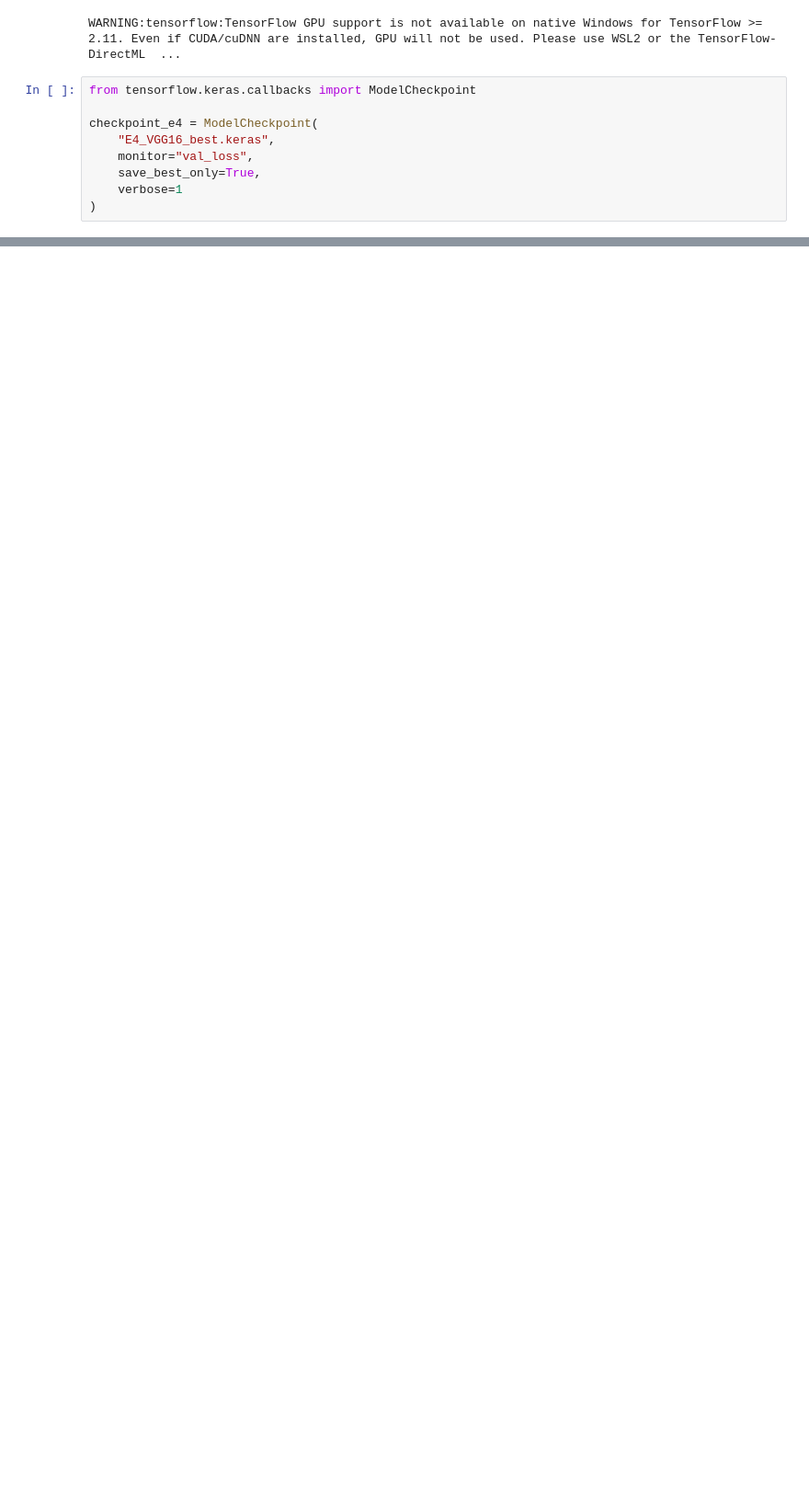
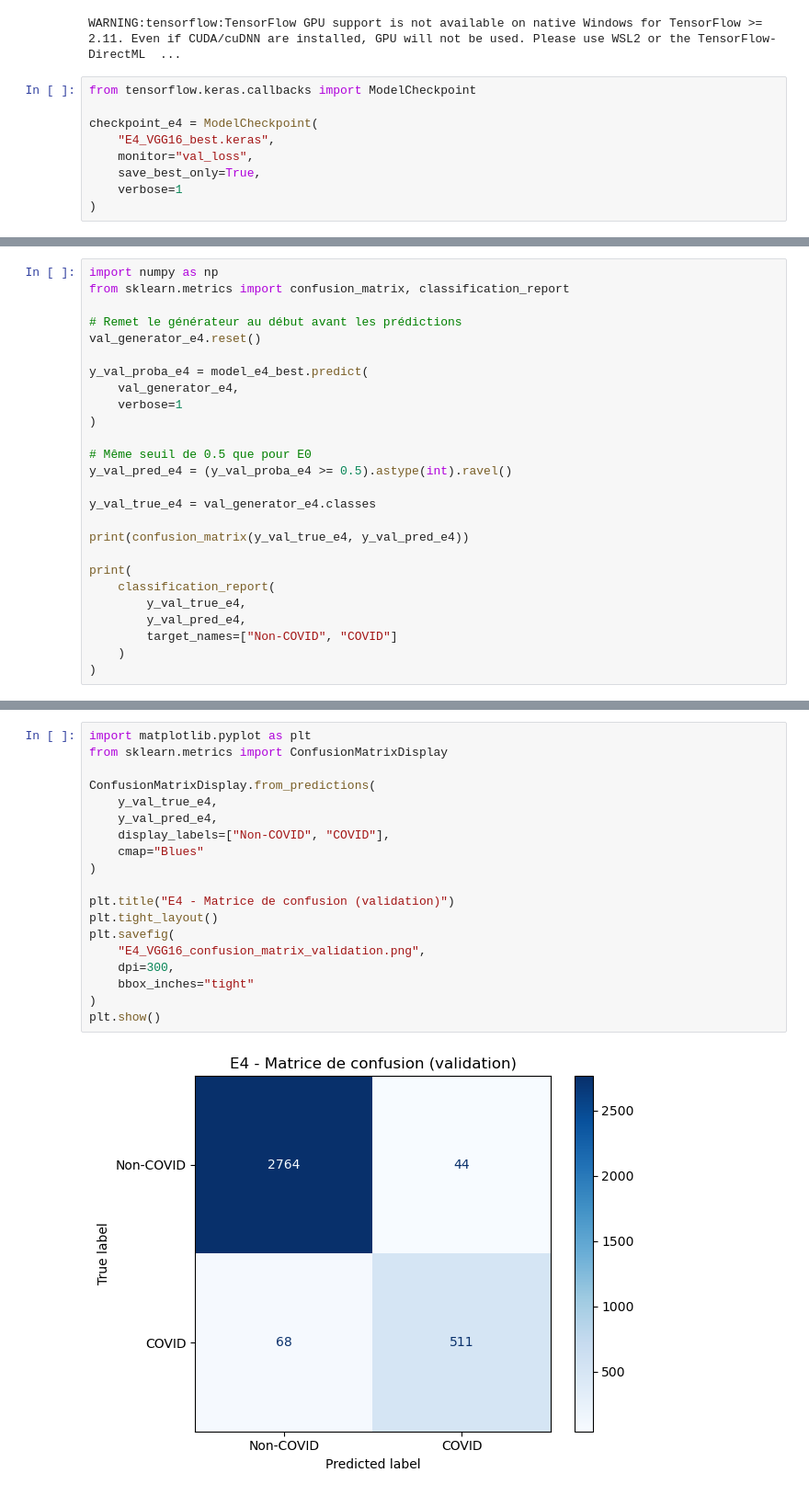
Before and after one commit to DataScientest-Studio/feb26_cds_covid, a Jupyter notebook: e4_model_tl.ipynb, the cells around one changed output, grey strips where cells are left out. Shown at 92% size. Drawn from its saved outputs; the diff is of its cells as text; blank space fills up the shorter version.

```diff
--- a/e4_model_tl.ipynb
+++ b/e4_model_tl.ipynb
@@ -197,0 +207,26 @@ NameError: name 'model_e4' is not defined
+# %%
+import numpy as np
+from sklearn.metrics import confusion_matrix, classification_report
+
+# Remet le générateur au début avant les prédictions
+val_generator_e4.reset()
+
+y_val_proba_e4 = model_e4_best.predict(
+    val_generator_e4,
+    verbose=1
+)
+
+# Même seuil de 0.5 que pour E0
+y_val_pred_e4 = (y_val_proba_e4 >= 0.5).astype(int).ravel()
+
+y_val_true_e4 = val_generator_e4.classes
+
+print(confusion_matrix(y_val_true_e4, y_val_pred_e4))
+
+print(
+    classification_report(
+        y_val_true_e4,
+        y_val_pred_e4,
+        target_names=["Non-COVID", "COVID"]
+    )
+)
@@ -197,0 +245,21 @@ NameError: name 'model_e4' is not defined
+# %%
+import matplotlib.pyplot as plt
+from sklearn.metrics import ConfusionMatrixDisplay
+
+ConfusionMatrixDisplay.from_predictions(
+    y_val_true_e4,
+    y_val_pred_e4,
+    display_labels=["Non-COVID", "COVID"],
+    cmap="Blues"
+)
+
+plt.title("E4 - Matrice de confusion (validation)")
+plt.tight_layout()
+plt.savefig(
+    "E4_VGG16_confusion_matrix_validation.png",
+    dpi=300,
+    bbox_inches="tight"
+)
+plt.show()
+# %% [output]
+[figure, added]
```
Also changed, not shown: parts of 12 cells of this notebook, 15 other files.
